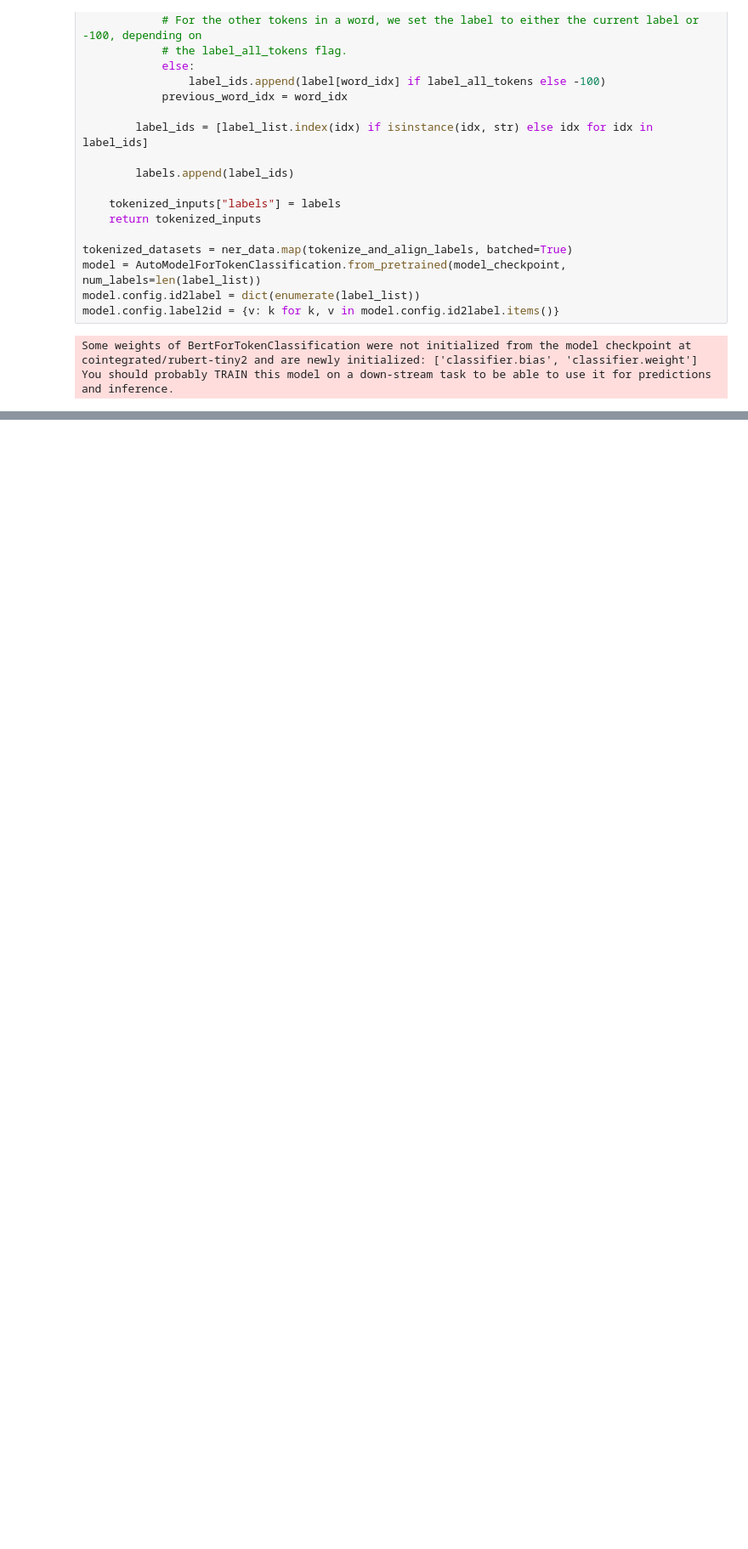
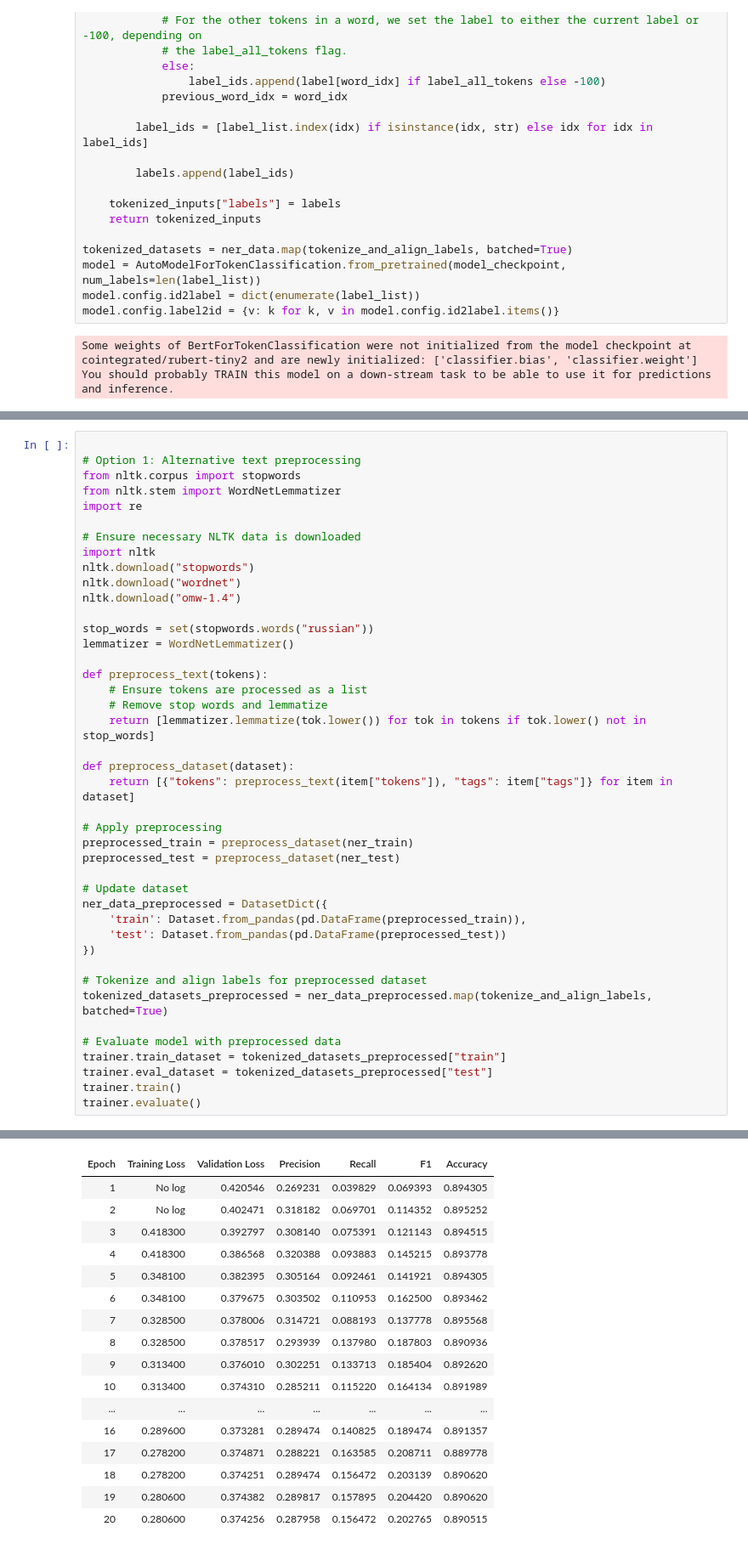
Before and after one commit to ksetdekov/LLM_2024_education, a Jupyter notebook: ДЗ2.ipynb, the cells around one changed output, grey strips where cells are left out. Shown at 85% size. Drawn from its saved outputs; the diff is of its cells as text; blank space fills up the shorter version.

```diff
--- a/ДЗ2.ipynb
+++ b/ДЗ2.ipynb
@@ -296,0 +283,43 @@ Using `include_inputs_for_metrics` is deprecated and will be removed in version
+# %%
+
+# Option 1: Alternative text preprocessing
+from nltk.corpus import stopwords
+from nltk.stem import WordNetLemmatizer
+import re
+
+# Ensure necessary NLTK data is downloaded
+import nltk
+nltk.download("stopwords")
+nltk.download("wordnet")
+nltk.download("omw-1.4")
+
+stop_words = set(stopwords.words("russian"))
+lemmatizer = WordNetLemmatizer()
+
+def preprocess_text(tokens):
+    # Ensure tokens are processed as a list
+    # Remove stop words and lemmatize
+    return [lemmatizer.lemmatize(tok.lower()) for tok in tokens if tok.lower() not in stop_words]
+
+def preprocess_dataset(dataset):
+    return [{"tokens": preprocess_text(item["tokens"]), "tags": item["tags"]} for item in dataset]
+
+# Apply preprocessing
+preprocessed_train = preprocess_dataset(ner_train)
+preprocessed_test = preprocess_dataset(ner_test)
+
+# Update dataset
+ner_data_preprocessed = DatasetDict({
+    'train': Dataset.from_pandas(pd.DataFrame(preprocessed_train)),
+    'test': Dataset.from_pandas(pd.DataFrame(preprocessed_test))
+})
+
+# Tokenize and align labels for preprocessed dataset
+tokenized_datasets_preprocessed = ner_data_preprocessed.map(tokenize_and_align_labels, batched=True)
+
+# Evaluate model with preprocessed data
+trainer.train_dataset = tokenized_datasets_preprocessed["train"]
+trainer.eval_dataset = tokenized_datasets_preprocessed["test"]
+trainer.train()
+trainer.evaluate()
+# %% [output]
@@ -296,0 +333,17 @@ Using `include_inputs_for_metrics` is deprecated and will be removed in version
+| Epoch | Training Loss | Validation Loss | Precision | Recall | F1 | Accuracy |
+| 1 | No log | 0.420546 | 0.269231 | 0.039829 | 0.069393 | 0.894305 |
+| 2 | No log | 0.402471 | 0.318182 | 0.069701 | 0.114352 | 0.895252 |
+| 3 | 0.418300 | 0.392797 | 0.308140 | 0.075391 | 0.121143 | 0.894515 |
+| 4 | 0.418300 | 0.386568 | 0.320388 | 0.093883 | 0.145215 | 0.893778 |
+| 5 | 0.348100 | 0.382395 | 0.305164 | 0.092461 | 0.141921 | 0.894305 |
+| 6 | 0.348100 | 0.379675 | 0.303502 | 0.110953 | 0.162500 | 0.893462 |
+| 7 | 0.328500 | 0.378006 | 0.314721 | 0.088193 | 0.137778 | 0.895568 |
+| 8 | 0.328500 | 0.378517 | 0.293939 | 0.137980 | 0.187803 | 0.890936 |
+| 9 | 0.313400 | 0.376010 | 0.302251 | 0.133713 | 0.185404 | 0.892620 |
+| 10 | 0.313400 | 0.374310 | 0.285211 | 0.115220 | 0.164134 | 0.891989 |
+| ... | ... | ... | ... | ... | ... | ... |
+| 16 | 0.289600 | 0.373281 | 0.289474 | 0.140825 | 0.189474 | 0.891357 |
+| 17 | 0.278200 | 0.374871 | 0.288221 | 0.163585 | 0.208711 | 0.889778 |
+| 18 | 0.278200 | 0.374251 | 0.289474 | 0.156472 | 0.203139 | 0.890620 |
+| 19 | 0.280600 | 0.374382 | 0.289817 | 0.157895 | 0.204420 | 0.890620 |
+| 20 | 0.280600 | 0.374256 | 0.287958 | 0.156472 | 0.202765 | 0.890515 |
```
Also changed, not shown: parts of 13 cells of this notebook.
